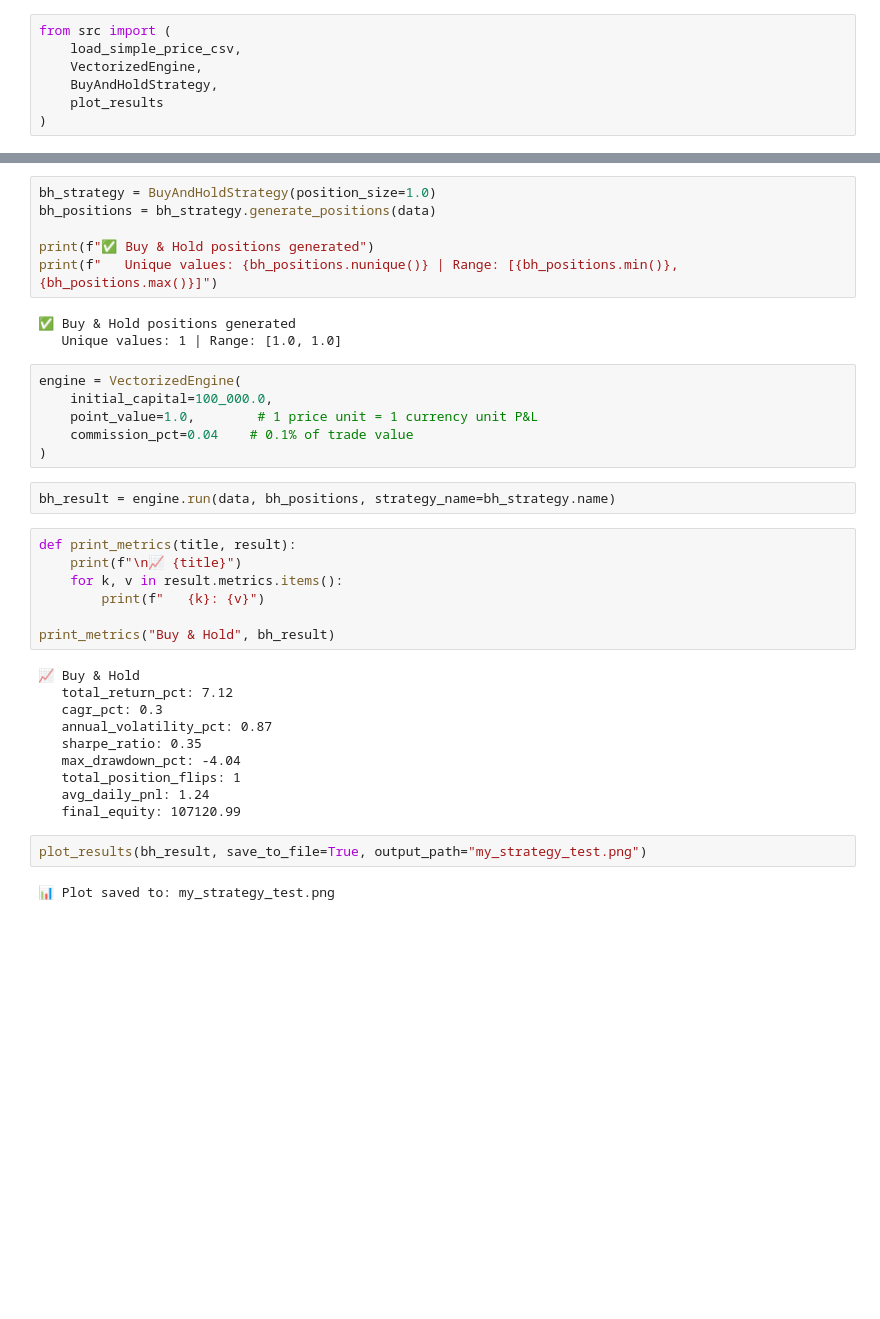
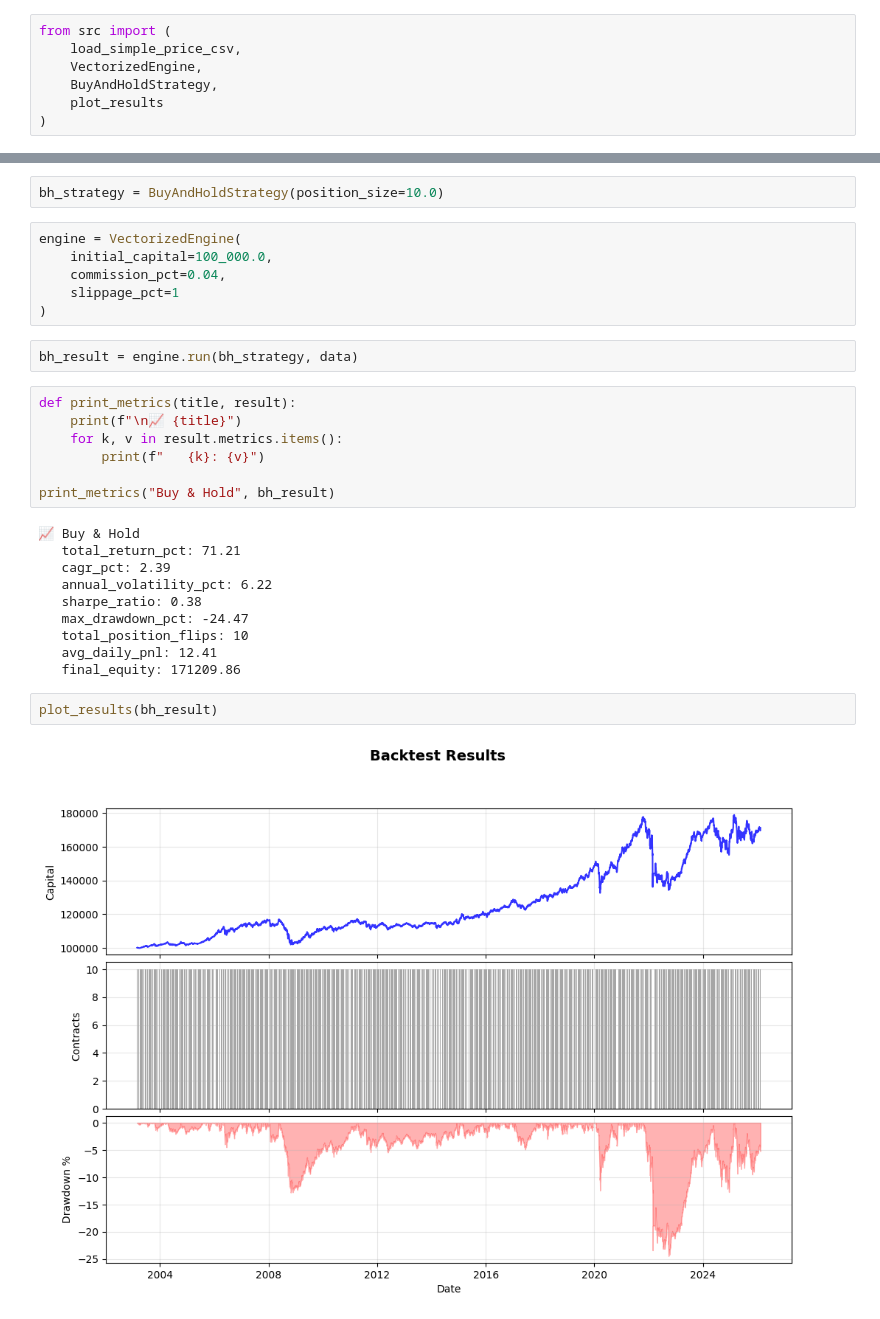
Before and after one commit to SoulDancer27/futures_trading_strategies, a Jupyter notebook: test.ipynb, the cells around one changed output, grey strips where cells are left out. Drawn from its saved outputs; the diff is of its cells as text; blank space fills up the shorter version.

```diff
--- a/test.ipynb
+++ b/test.ipynb
@@ -19,22 +19,15 @@ display(data.head())
 | 2003-03-03 | 352.24 |
 | 2003-03-04 | 348.40 |
 # %%
-bh_strategy = BuyAndHoldStrategy(position_size=1.0)
-bh_positions = bh_strategy.generate_positions(data)
-
-print(f"✅ Buy & Hold positions generated")
-print(f"   Unique values: {bh_positions.nunique()} | Range: [{bh_positions.min()}, {bh_positions.max()}]")
+bh_strategy = BuyAndHoldStrategy(position_size=10.0)
-# %% [output]
-✅ Buy & Hold positions generated
-   Unique values: 1 | Range: [1.0, 1.0]
 # %%
 engine = VectorizedEngine(
     initial_capital=100_000.0,
-    point_value=1.0,        # 1 price unit = 1 currency unit P&L
-    commission_pct=0.04    # 0.1% of trade value
+    commission_pct=0.04,
+    slippage_pct=1
 )
 # %%
-bh_result = engine.run(data, bh_positions, strategy_name=bh_strategy.name)
+bh_result = engine.run(bh_strategy, data)
 # %%
 def print_metrics(title, result):
     print(f"\n📈 {title}")
@@ -44,15 +37,15 @@ def print_metrics(title, result):
 print_metrics("Buy & Hold", bh_result)
 # %% [output]
 📈 Buy & Hold
-   total_return_pct: 7.12
-   cagr_pct: 0.3
-   annual_volatility_pct: 0.87
-   sharpe_ratio: 0.35
-   max_drawdown_pct: -4.04
-   total_position_flips: 1
-   avg_daily_pnl: 1.24
-   final_equity: 107120.99
+   total_return_pct: 71.21
+   cagr_pct: 2.39
+   annual_volatility_pct: 6.22
+   sharpe_ratio: 0.38
+   max_drawdown_pct: -24.47
+   total_position_flips: 10
+   avg_daily_pnl: 12.41
+   final_equity: 171209.86
 # %%
-plot_results(bh_result, save_to_file=True, output_path="my_strategy_test.png")
+plot_results(bh_result)
 # %% [output]
-📊 Plot saved to: my_strategy_test.png
+[figure, added]
```
Also changed, not shown: parts of 3 cells of this notebook, 6 other files.
